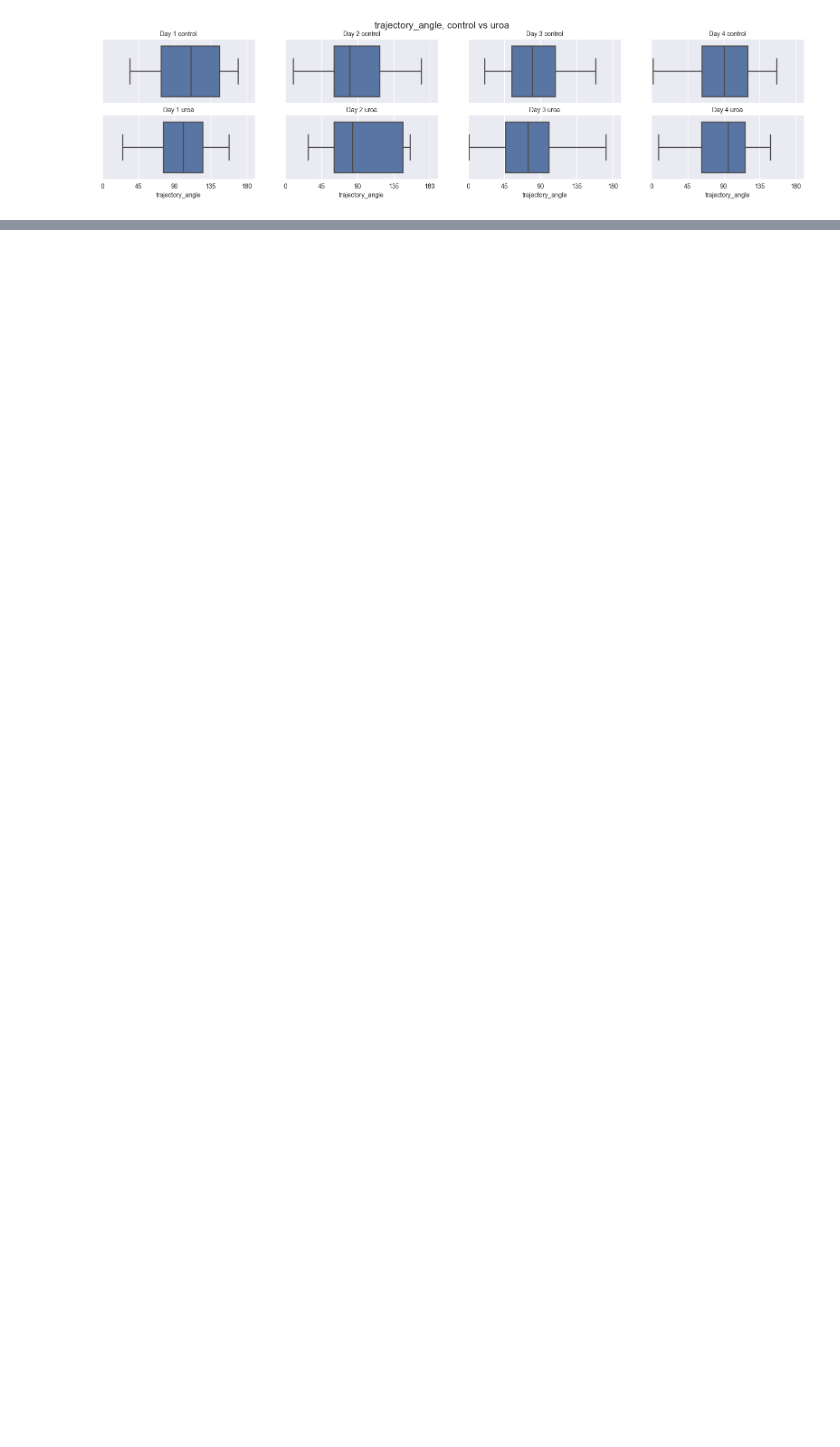
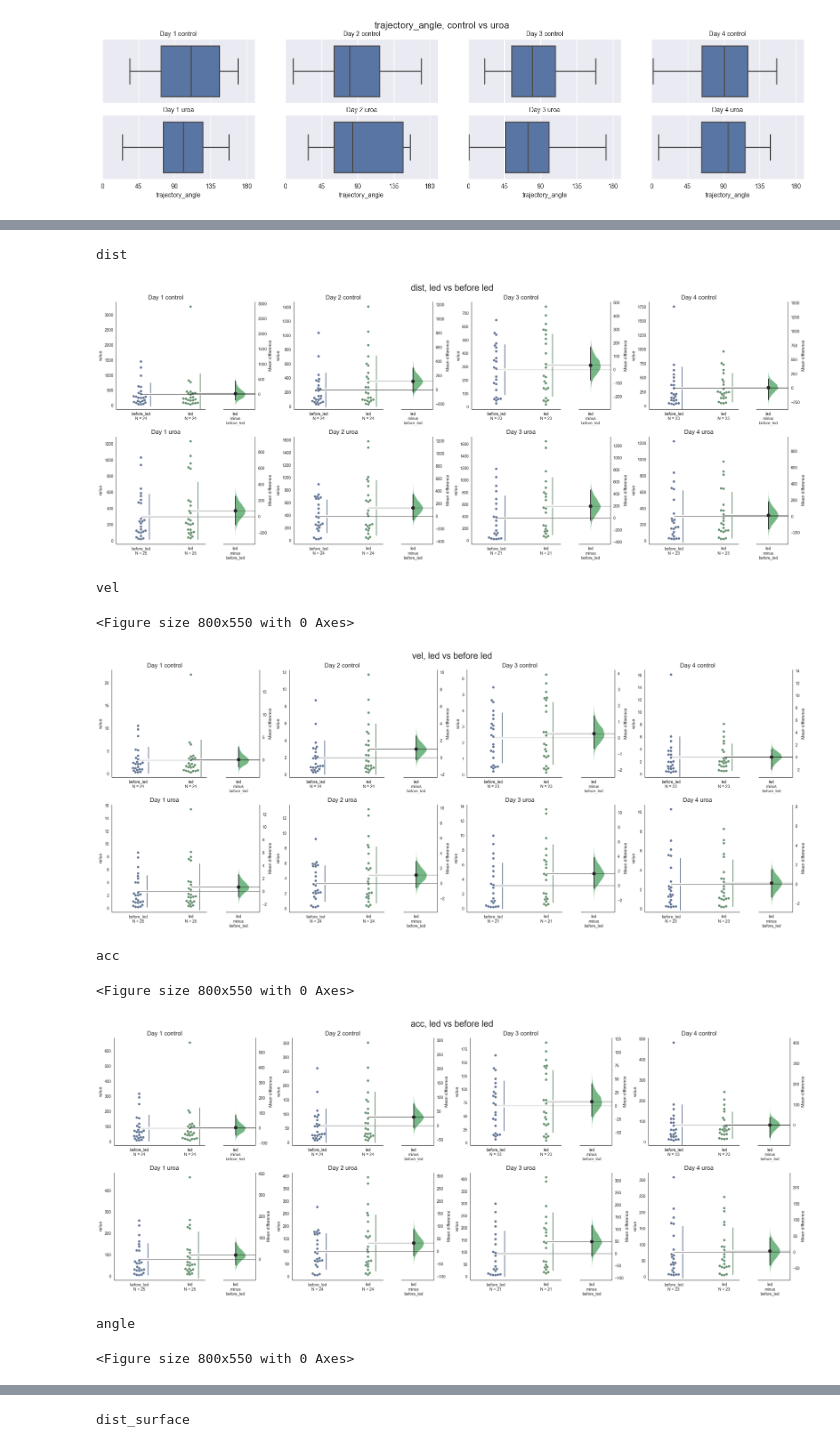
Before and after one commit to teesha902/FYP_ASMLab, a Jupyter notebook: visualisation.ipynb, the cells around one changed output, grey strips where cells are left out. Cells and saved outputs as stored; diff of their text form; code cells hidden in the pictures; blank space fills up the shorter version.

Commit message:
added dabest plots

```diff
--- a/visualisation.ipynb
+++ b/visualisation.ipynb
@@ -602,7 +597,7 @@ keys = list(start_y_trajectory_ymag_yup_df.groups.keys())
 keys.remove((0, 5)) if (0, 5) in keys else None
 keys.remove((1, 5)) if (1, 5) in keys else None
 for key in keys:
-    df = start_y_trajectory_df.get_group(key)
+    df = start_y_trajectory_ymag_yup_df.get_group(key)
     print(f"{'uroa' if key[0] == 1 else 'control'} day {key[1]}: {len(df)}")
 # %% [output]
 control day 1: 24
@@ -686,0 +687,14 @@ plt.savefig(start_y_trajectory_ymag_yup_save_path+"trajectory_angle_boxplot.svg"
+# %%
+# columns to use for the dabest analysis
+parameters = led_df.columns[3:-1]
+print(parameters.values)
+
+# save path for the dabest plots
+dabest_save_path = f"./data/visualisation/{EXPERIMENT_SET}/dabest_plots/"
+os.makedirs(dabest_save_path, exist_ok=True)
+
+
+# pandas ignore futurewarning and userwarning
+import warnings
+warnings.simplefilter(action='ignore', category=FutureWarning)
+warnings.simplefilter(action='ignore', category=UserWarning)
@@ -686,0 +704,52 @@ plt.savefig(start_y_trajectory_ymag_yup_save_path+"trajectory_angle_boxplot.svg"
+# %%
+for parameter in parameters:
+    print(parameter)
+    # box plot from the above data, all control in 1 plot, all uro in 1 plot, total 2 subplots
+    led_parameter_df = led_df[["name", "uroa_control", "day", parameter]]
+    before_led_parameter_df = before_led_df[["name","uroa_control", "day", parameter]]
+    # merge led and before led dataframes on name, uroa_control and day
+    parameter_df = pd.merge(led_parameter_df, before_led_parameter_df, on=['name', 'uroa_control', 'day'], suffixes=('', '_before_led'), how='inner')
+    parameter_df = parameter_df.rename(columns={parameter: "led", f"{parameter}_before_led": "before_led"})
+    # print(parameter_df.head())
+
+    # save df
+    parameter_df.to_csv(f"./data/visualisation/{EXPERIMENT_SET}/dabest_plots/{parameter}_led_vs_before_led.csv", index=False)
+
+    # group by uroa_control and day and rename columns to led and before_led
+    parameter_df = parameter_df.groupby(["uroa_control", "day"])
+
+    # get keys for each group
+    keys = parameter_df.groups.keys()
+    # remove day 5 for uroa and control and return sorted keys
+    keys = sorted([key for key in keys if key[1] != 5])
+
+    fig, axes = plt.subplots(2, 4, figsize=(25,10))
+    plt.suptitle(f"{parameter}, led vs before led", fontsize=22)
+    #leave more space between subplots
+    fig.subplots_adjust(hspace=0.7)
+    for i, axes in enumerate(axes.flat):
+        # get the group for each key
+        group = parameter_df.get_group(keys[i])
+        # create dabest object
+        dabest_obj = dabest.load(group, idx=("before_led", "led"))
+        # plot the dabest object
+        dabest_obj.mean_diff.plot(ax=axes)
+        # make the layout of the plot tight
+        plt.tight_layout()
+        # set the title for the plot
+        axes.set_title(f"Day {keys[i][1]} {'uroa' if keys[i][0] == 1 else 'control'}", fontsize=15)
+    plt.show()
+    # save png and svg
+    plt.savefig(dabest_save_path+f"{parameter}_dabest.png")
+    plt.savefig(dabest_save_path+f"{parameter}_dabest.svg")
+# %% [output]
+dist
+[figure, added]
+vel
+<Figure size 800x550 with 0 Axes>
+[figure, added]
+acc
+<Figure size 800x550 with 0 Axes>
+[figure, added]
+angle
+<Figure size 800x550 with 0 Axes>
@@ -686,0 +757 @@ plt.savefig(start_y_trajectory_ymag_yup_save_path+"trajectory_angle_boxplot.svg"
+dist_surface
```
Also changed, not shown: parts of 8 cells of this notebook.
